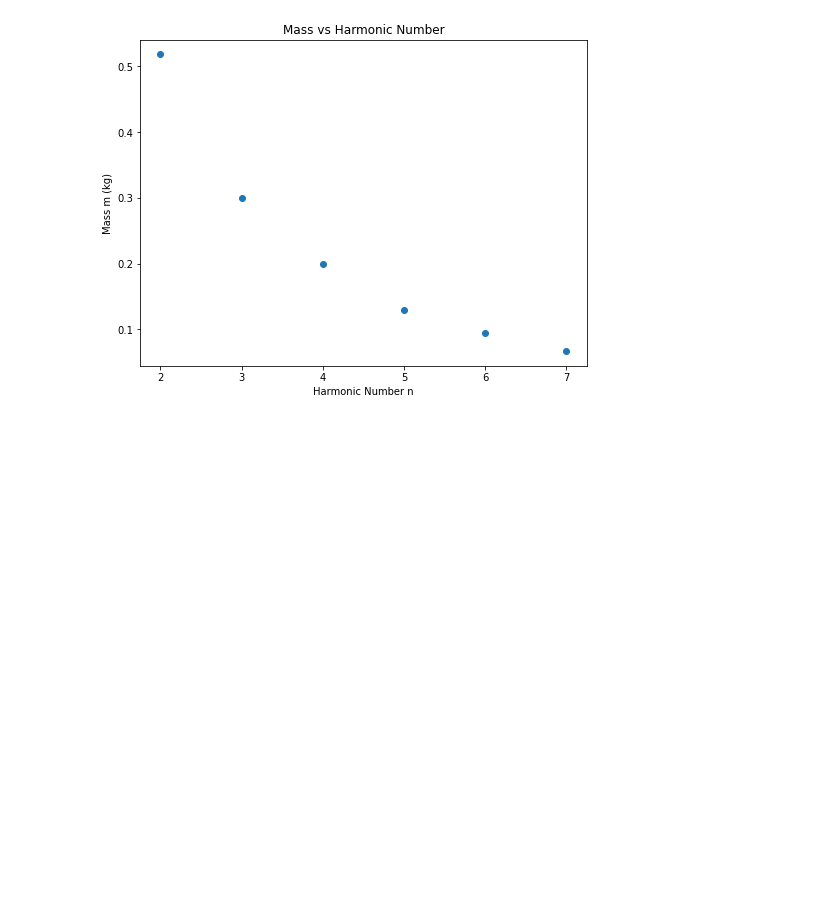
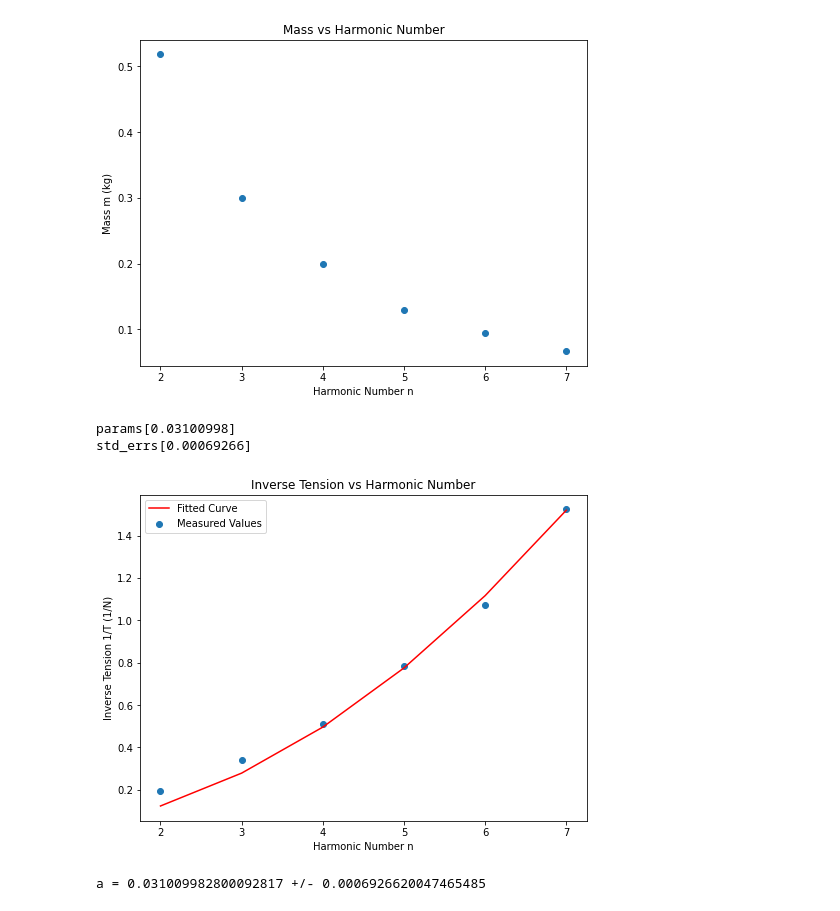
Before and after one commit to evilpegasus/physics5bl, a Jupyter notebook: standing_waves/standing_waves.ipynb, the cells around one changed output. Drawn from its saved outputs; the diff is of its cells as text; code cells hidden in the pictures; blank space fills up the shorter version.

```diff
--- a/standing_waves/standing_waves.ipynb
+++ b/standing_waves/standing_waves.ipynb
@@ -29,3 +29,29 @@ plt.title("Mass vs Harmonic Number")
 # %% [output]
 Text(0.5, 1.0, 'Mass vs Harmonic Number')
 [figure]
+# %%
+def func_to_fit(n, a):
+    return a*(n**2)
+# %%
+params, cov = curve_fit(func_to_fit, df["2_n"], 1 / (df["2_m"]*9.8))
+std_errs = np.sqrt(np.diag(cov))
+print("params" + str(params))
+print("std_errs" + str(std_errs))
+# %% [output]
+params[0.03100998]
+std_errs[0.00069266]
+# %%
+ypred = func_to_fit(df["2_n"], *params)
+
+plt.figure(figsize=(8,6))
+plt.scatter(df["2_n"], 1 / (df["2_m"]*9.8), label="Measured Values")
+plt.plot(df["2_n"], ypred, 'r-', label="Fitted Curve")
+plt.legend()
+plt.xlabel("Harmonic Number n")
+plt.ylabel("Inverse Tension 1/T (1/N)")
+plt.title("Inverse Tension vs Harmonic Number")
+plt.show()
+print("a = " + str(params[0]) + " +/- " + str(std_errs[0]))
+# %% [output]
+[figure, added]
+a = 0.031009982800092817 +/- 0.0006926620047465485
```
Also changed, not shown: parts of 7 cells of this notebook.
